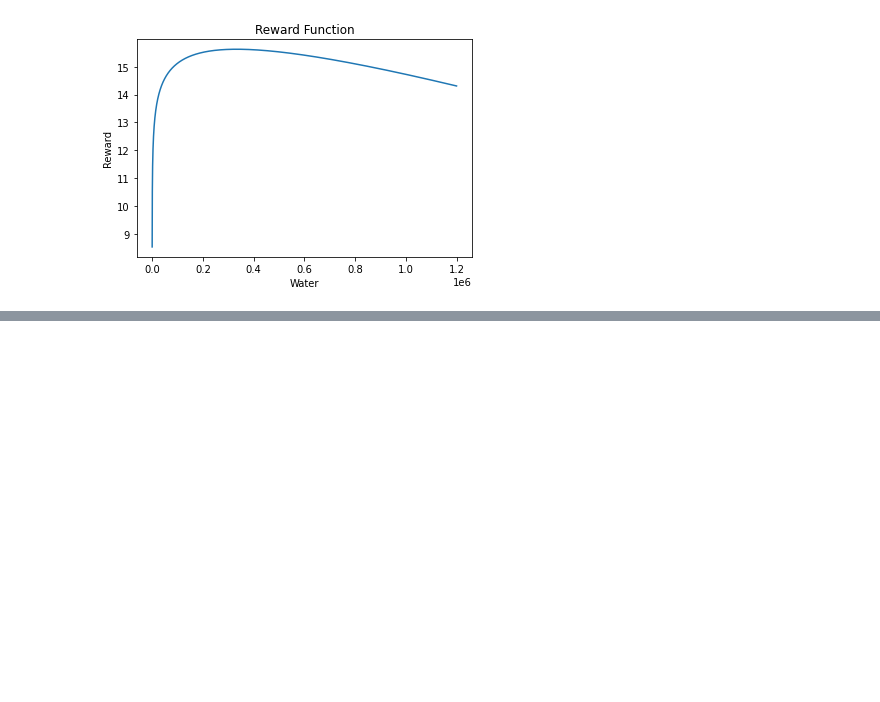
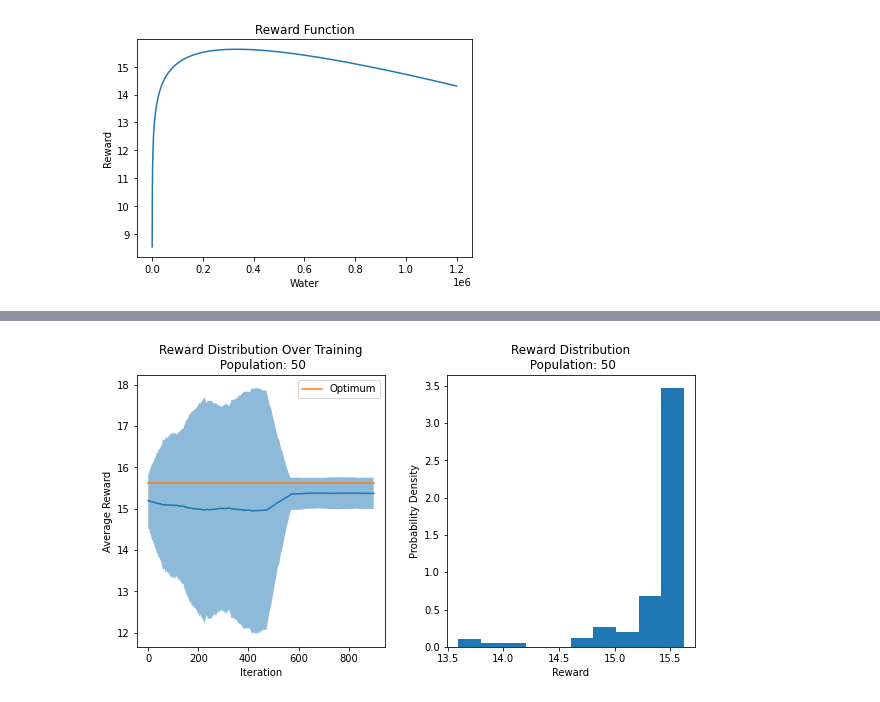
Before and after one commit to DaithiMartin/Simulation_Modeling_CSCI-577, a Jupyter notebook: Graduate_Project_Agent_Based_Model/Report.ipynb, the cells around one changed output, grey strips where cells are left out. Saved outputs shown, nothing was run; the diff lists cells and outputs as text; code cells hidden in the pictures; blank space fills up the shorter version.

```diff
--- a/Graduate_Project_Agent_Based_Model/Report.ipynb
+++ b/Graduate_Project_Agent_Based_Model/Report.ipynb
@@ -737,0 +874,31 @@ env.plot_summary()
+# %%
+moving_avg_reward = []
+for record in rewards:
+    moving_avg_reward.append(np.convolve(record, np.ones(100), 'valid') / 100)
+
+moving_avg_reward = np.array(moving_avg_reward)
+reward_mean = np.mean(moving_avg_reward, axis=0)
+reward_std = np.std(moving_avg_reward, axis=0)
+
+fig = plt.figure(figsize=(10,5))
+gs = fig.add_gridspec(1,2, wspace=0.25, hspace=0.25)
+axs = gs.subplots()
+
+x = np.arange(len(reward_std))
+axs[0].set(title=f"Reward Distribution Over Training\n Population: {len(moving_avg_reward)}",
+           xlabel="Iteration",
+           ylabel="Average Reward")
+axs[0].plot(x, reward_mean)
+axs[0].plot(x, np.full(x.shape, optimum_reward), label="Optimum")
+axs[0].fill_between(x, reward_mean - reward_std, reward_mean + reward_std, alpha=0.5)
+axs[0].legend()
+
+solution_dist = moving_avg_reward[:, -100:].flatten()
+axs[1].set(title=f"Reward Distribution\n Population: {len(moving_avg_reward)}",
+           xlabel="Reward",
+           ylabel="Probability Density")
+plt.hist(solution_dist, density=True, bins=10)
+
+plt.show()
+# %% [output]
+[figure, added]
```
Also changed, not shown: parts of 39 cells of this notebook.
